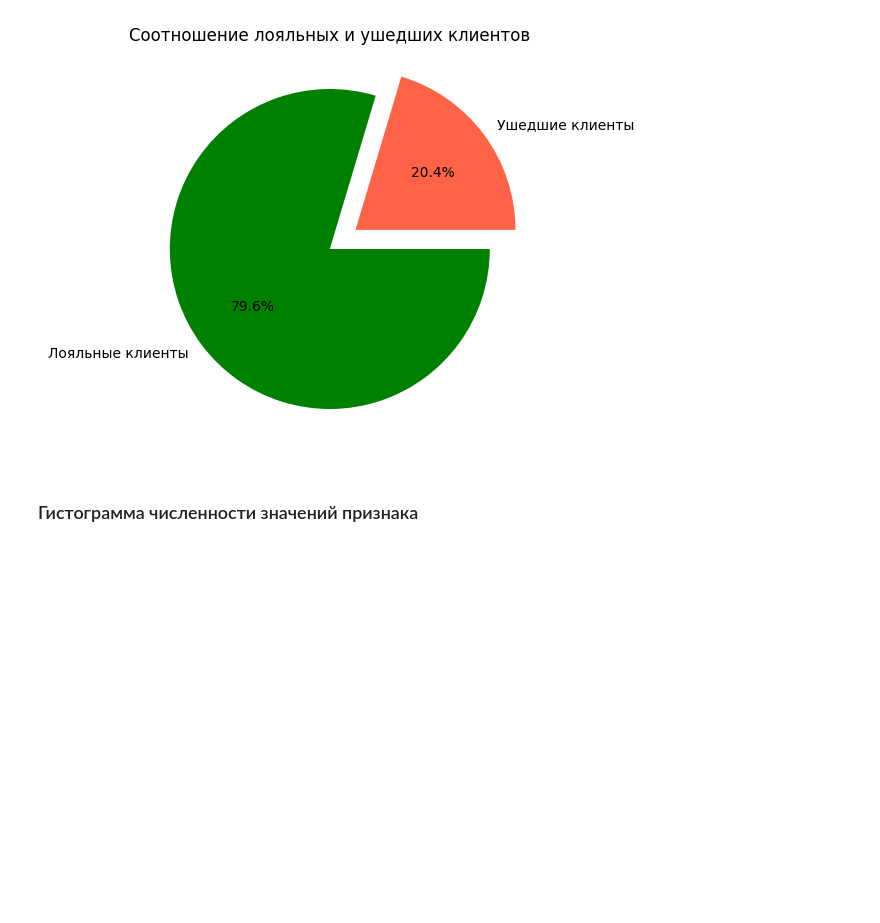
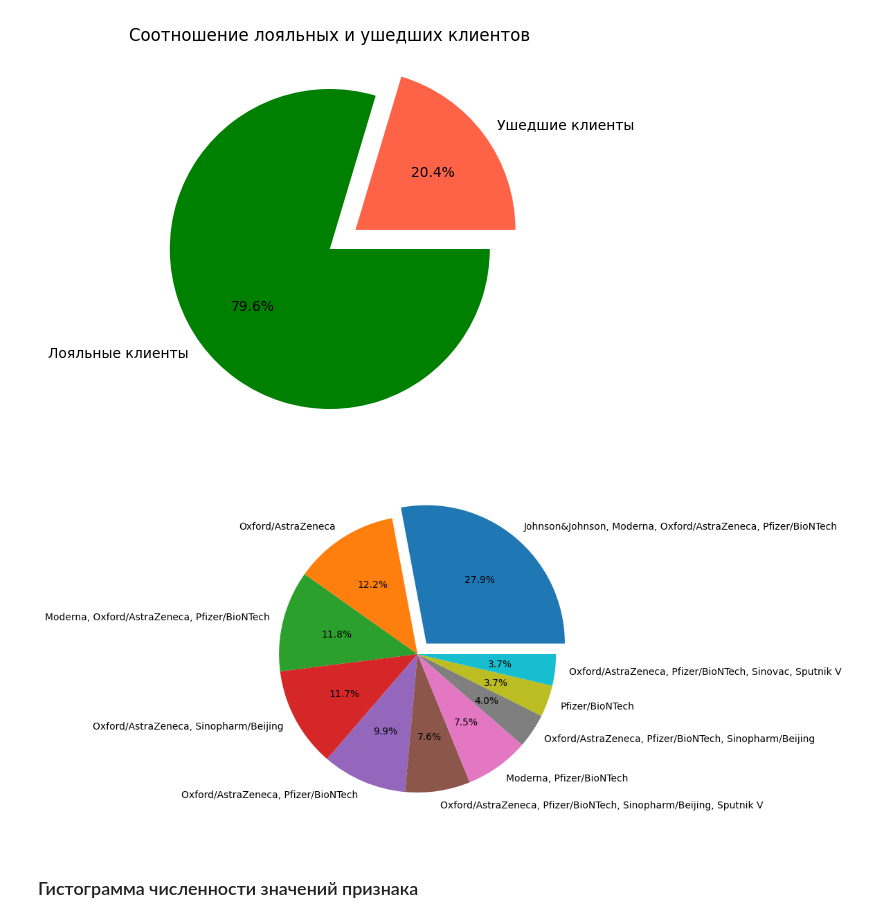
Before and after one commit to wildfielded/samples-ds, a Jupyter notebook: _Spurs/EDA_graph.ipynb, the cells around one changed output. Drawn from its saved outputs; the diff is of its cells as text; code cells hidden in the pictures; blank space fills up the shorter version.

```diff
--- a/_Spurs/EDA_graph.ipynb
+++ b/_Spurs/EDA_graph.ipynb
@@ -37,6 +37,33 @@ axes.pie(
 axes.set_title('Соотношение лояльных и ушедших клиентов');
 # %% [output]
 [figure]
+# %%
+data2_df = pd.read_csv('data/data2_covid.csv', sep=',')
+data2_df = data2_df.groupby(['date', 'country'], as_index=False)[['confirmed', 'deaths', 'recovered']].sum()
+data2_df['date'] = pd.to_datetime(data2_df['date'])
+data2_df['active'] = data2_df['confirmed'] - data2_df['deaths'] - data2_df['recovered']
+data2_df = data2_df.sort_values(by=['country', 'date'])
+data2_df['daily_confirmed'] = data2_df.groupby('country')['confirmed'].diff()
+data2_df['daily_deaths'] = data2_df.groupby('country')['deaths'].diff()
+data2_df['daily_recovered'] = data2_df.groupby('country')['recovered'].diff()
+data3_df = pd.read_csv('data/data3_vaccin.csv', sep=',')
+data3_df = data3_df[['country', 'date', 'total_vaccinations', 'people_vaccinated', 'people_vaccinated_per_hundred', 'people_fully_vaccinated', 'people_fully_vaccinated_per_hundred', 'daily_vaccinations', 'vaccines']]
+data3_df['date'] = pd.to_datetime(data3_df['date'])
+virus_df = data2_df.merge(data3_df, on=['date', 'country'], how='left')
+virus_df['death_rate'] = virus_df['deaths'] / virus_df['confirmed'] * 100
+virus_df['recover_rate'] = virus_df['recovered'] / virus_df['confirmed'] * 100
+vaccin_df = virus_df['vaccines'].value_counts()[:10]
+
+fig = plt.figure(figsize=(5, 5))
+axes = fig.add_axes([0, 0, 1, 1])
+axes.pie(
+    vaccin_df,
+    labels=vaccin_df.index,
+    autopct='%.1f%%',
+    explode=[0.1, 0, 0, 0, 0, 0, 0, 0, 0, 0]
+);
+# %% [output]
+[figure, added]
 # %% [markdown]
 ### Гистограмма численности значений признака ###
 # %%
```
Also changed, not shown: 2 other files.
